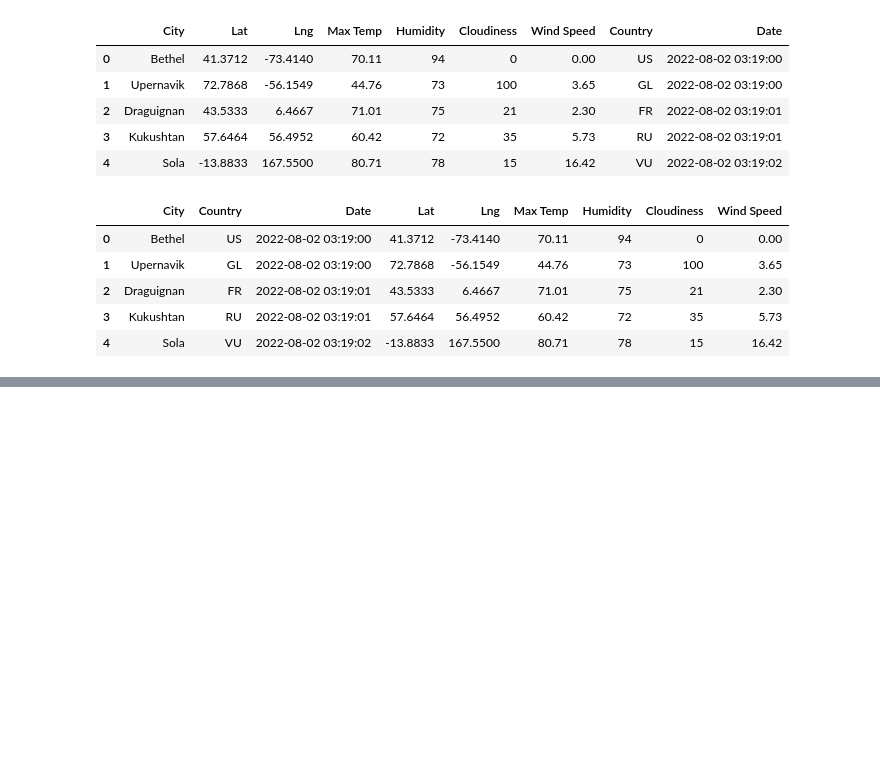
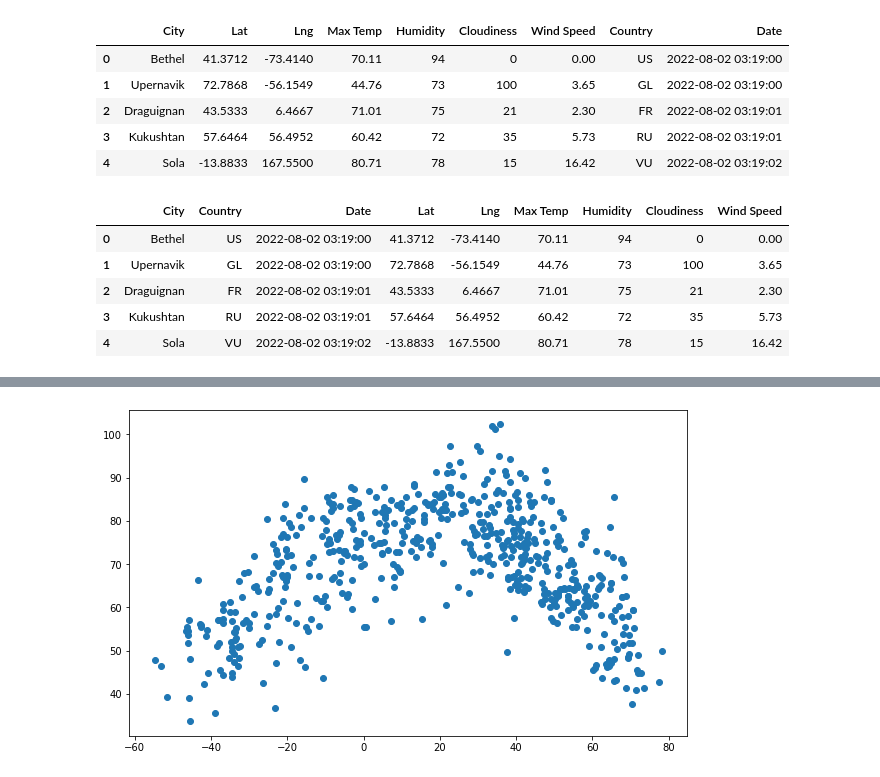
Before and after one commit to Al-Malyk/World_Weather_Analysis, a Jupyter notebook: WeatherPy.ipynb, the cells around one changed output, grey strips where cells are left out. Drawn from its saved outputs; the diff is of its cells as text; code cells hidden in the pictures; blank space fills up the shorter version.

Commit message:
created scatter plots to show some weather attributes vs latitude.

```diff
--- a/WeatherPy.ipynb
+++ b/WeatherPy.ipynb
@@ -147,3 +147,6 @@ city_data_df.head()
 output_data_file = "weather_data/cities.csv"
 # export the dataframe into a csv file
 city_data_df.to_csv(output_data_file , index_label = "City ID")
+# %%
+df_lat = city_data_df['Lat']
+df_max_temp = city_data_df["Max Temp"]
@@ -149,0 +173,9 @@ city_data_df.to_csv(output_data_file , index_label = "City ID")
+# %%
+plt.subplots(figsize=(10,6))
+plt.scatter(df_lat, df_max_temp )
+plt.xlabel(" Latitudes")
+plt.ylabel("Temperature")
+plt.
+plt.show()
+# %% [output]
+[figure, added]
```
Also changed, not shown: parts of 1 cell of this notebook, 5 other files.
